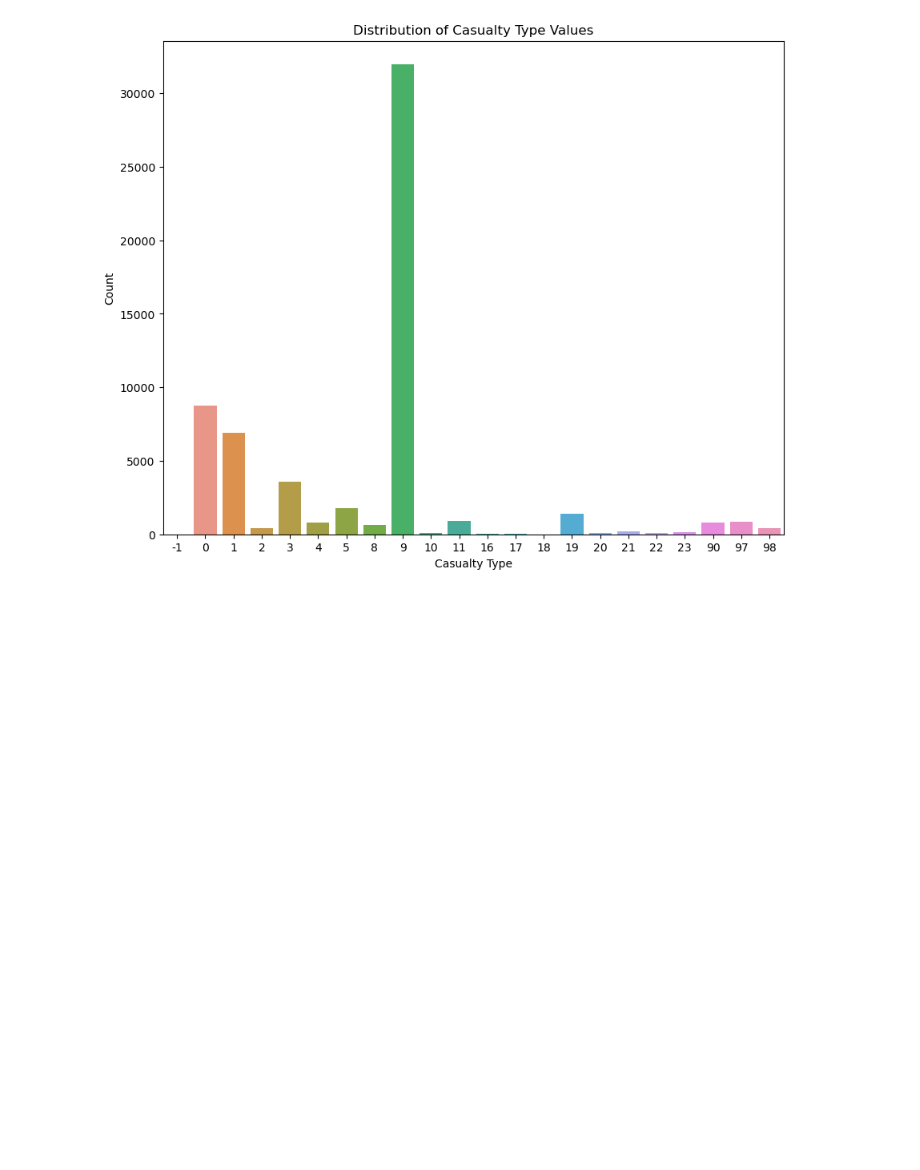
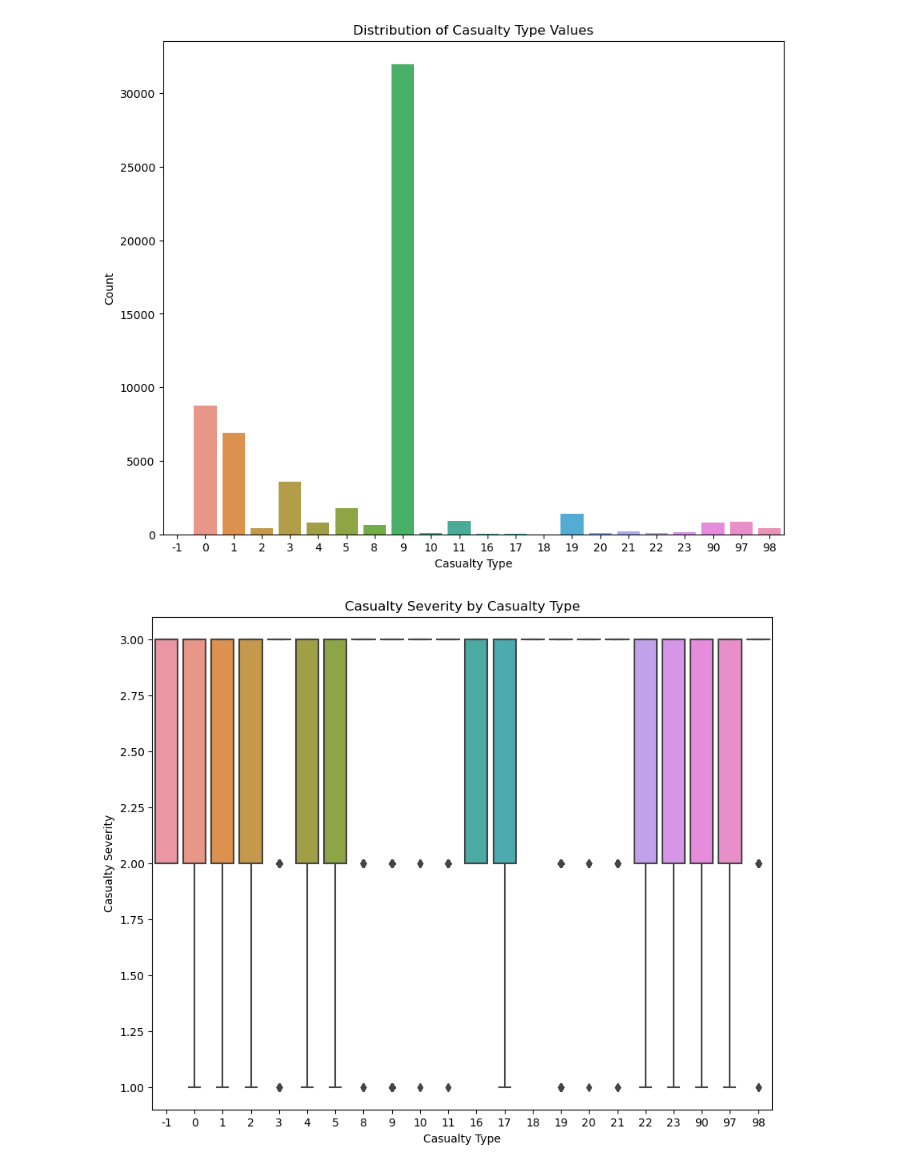
Before and after one commit to raj-rajat/Road-Accidents-Data--2022, a Jupyter notebook: road-accidents-data-2022.ipynb, the cells around one changed output. Cells and saved outputs as stored; diff of their text form; code cells hidden in the pictures; blank space fills up the shorter version.

Commit message:
Kaggle Notebook | Road Accidents Data -2022 | Version 3

```diff
--- a/road-accidents-data-2022.ipynb
+++ b/road-accidents-data-2022.ipynb
@@ -461,3 +461,13 @@ plt.ylabel('Count')
 plt.show()
 # %% [output]
 [figure]
+# %%
+# Plot the relationship between casualty type and casualty severity
+plt.figure(figsize=(10, 8))
+sns.boxplot(x='casualty_type', y='casualty_severity', data=df_clean)
+plt.title('Casualty Severity by Casualty Type')
+plt.xlabel('Casualty Type')
+plt.ylabel('Casualty Severity')
+plt.show()
+# %% [output]
+[figure, added]
```
Also changed, not shown: parts of 30 cells of this notebook.
